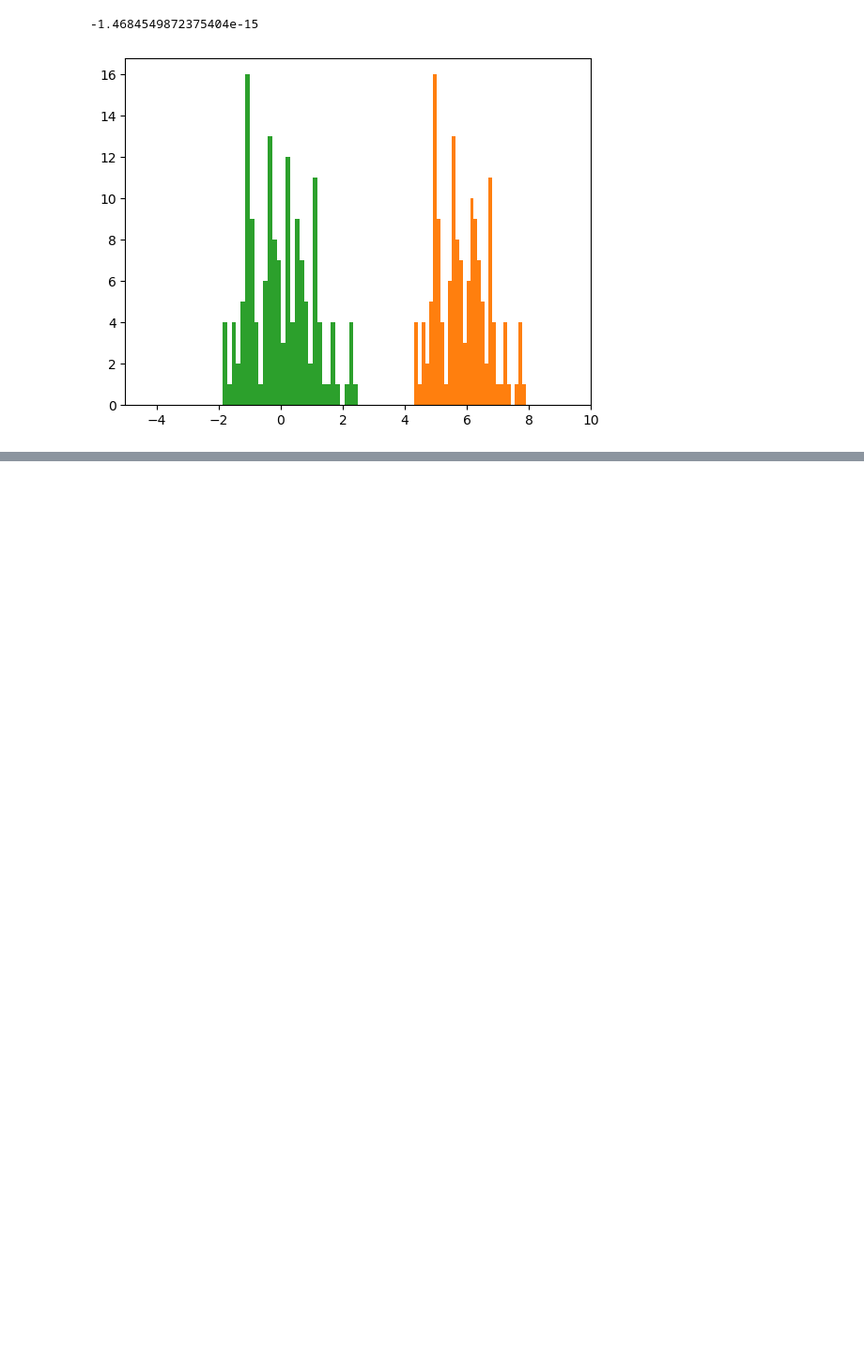
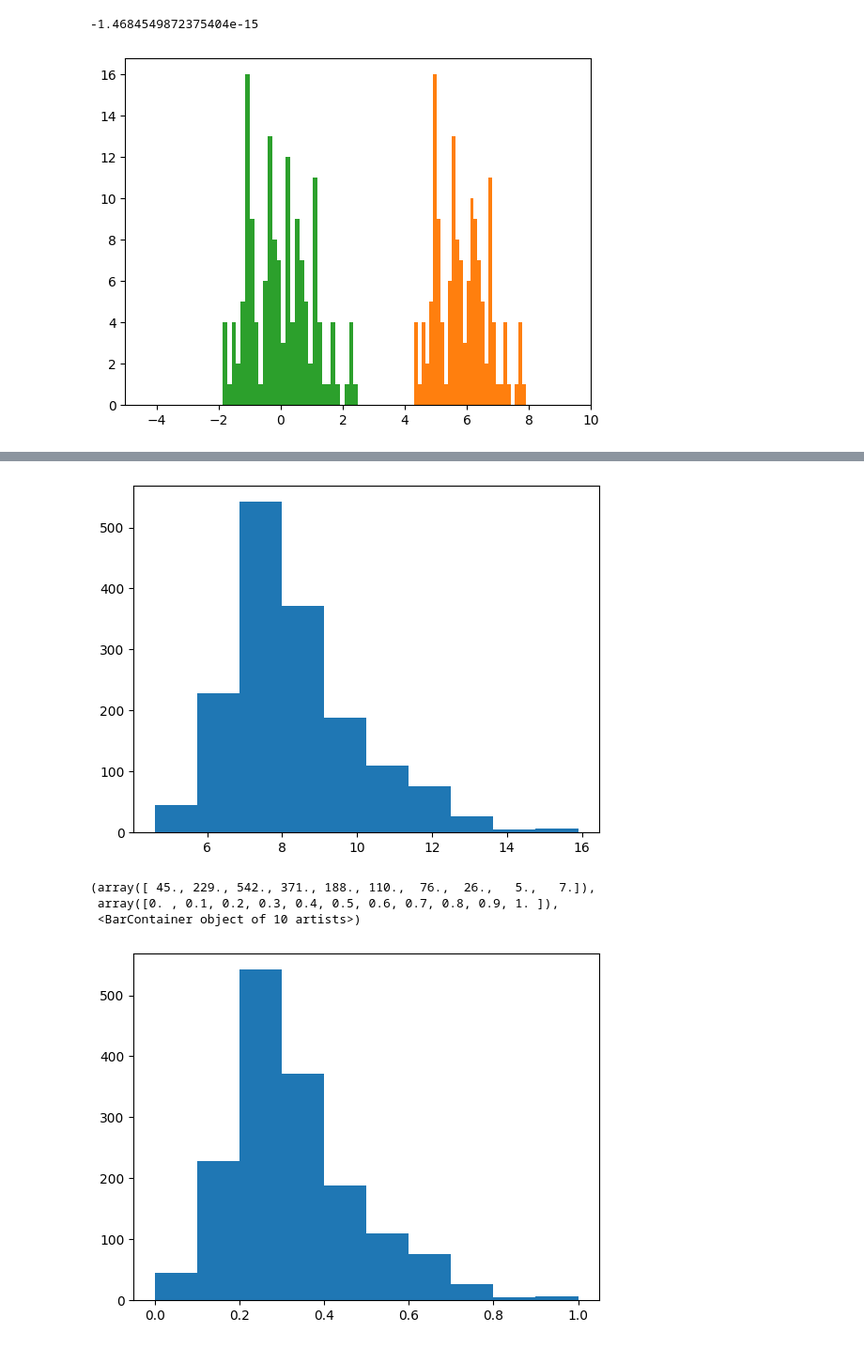
Before and after one commit to jealcalat/AEM-ITESO, a Jupyter notebook: tema_1/scaler.ipynb, the cells around one changed output, grey strips where cells are left out. Shown at 94% size. Saved outputs shown, nothing was run; the diff lists cells and outputs as text; code cells hidden in the pictures; blank space fills up the shorter version.

```diff
--- a/tema_1/scaler.ipynb
+++ b/tema_1/scaler.ipynb
@@ -63,0 +97,3 @@ sb.pairplot(iris_df)
+# %%
+df_wine = pd.read_csv("/home/mrrobot/Documents/GitHub/AEM-ITESO/datasets/winequality_red.csv")
+df_wine
@@ -63,0 +114,6 @@ sb.pairplot(iris_df)
+# %%
+minmax_scaler = MinMaxScaler()
+# scaled_data = minmax_scaler.fit(df_wine).transform(df_wine)
+scaled_data = minmax_scaler.fit_transform(df_wine)
+scaled_data = pd.DataFrame(data=scaled_data, columns=df_wine.columns)
+scaled_data
@@ -63,0 +134,10 @@ sb.pairplot(iris_df)
+# %%
+plt.hist(df_wine.iloc[:,0]) # cuando es dataframe, llamar columna con iloc
+plt.show()
+plt.hist(scaled_data.iloc[:,0])
+# %% [output]
+[figure, added]
+(array([ 45., 229., 542., 371., 188., 110.,  76.,  26.,   5.,   7.]),
+ array([0. , 0.1, 0.2, 0.3, 0.4, 0.5, 0.6, 0.7, 0.8, 0.9, 1. ]),
+ <BarContainer object of 10 artists>)
+[figure, added]
```
Also changed, not shown: parts of 5 cells of this notebook, 5 other files.
